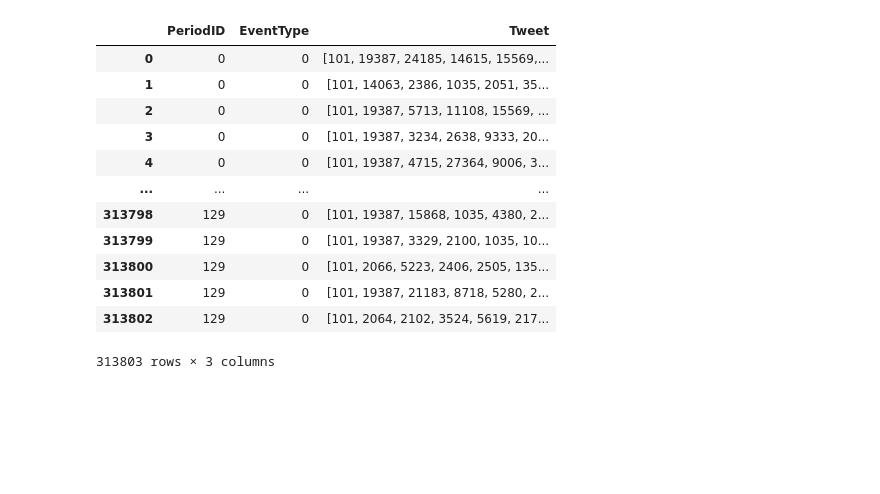
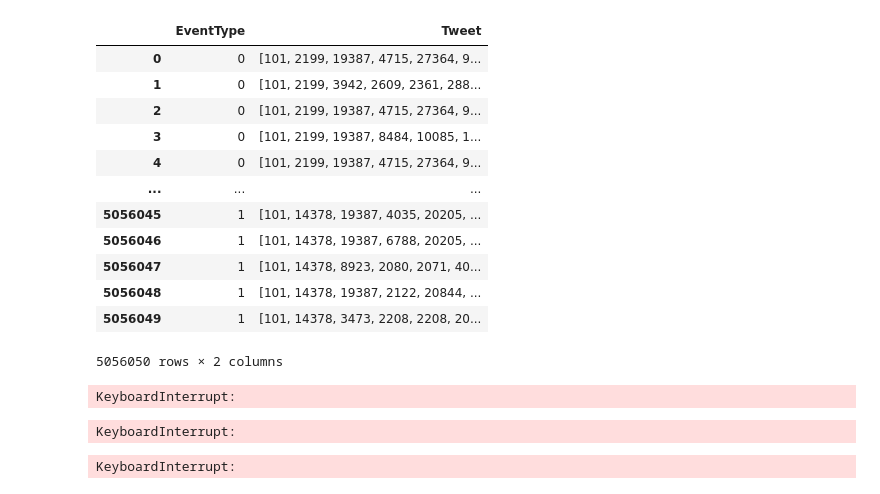
Before and after one commit to isaigordeev/sedt, a Jupyter notebook: DataPreprocessing/PreprocessData.ipynb, the cells around one changed output. Drawn from its saved outputs; the diff is of its cells as text; code cells hidden in the pictures; blank space fills up the shorter version.

```diff
--- a/DataPreprocessing/PreprocessData.ipynb
+++ b/DataPreprocessing/PreprocessData.ipynb
@@ -60,7 +63,7 @@ def format_number_to_string(number):
 
     return f"{number:03d}"
 # %%
-def process_csv(file_path, l, with_period_id):
+def process_csv(file_path, l, with_period_id, with_event_type):
     """
     Process a CSV file to extract and tokenize data.
 
@@ -79,7 +82,10 @@ def process_csv(file_path, l, with_period_id):
     df = pd.read_csv(file_path)
 
     # Extract required columns
-    df = df[['PeriodID', 'EventType', 'Tweet']]
+    if with_event_type:
+        df = df[['PeriodID', 'EventType', 'Tweet']]
+    else:
+        df = df[['PeriodID', 'Tweet']]
 
     if with_period_id:
       # Preprocess text and concatenate with formatted PeriodID
@@ -98,4 +104,9 @@ def process_csv(file_path, l, with_period_id):
 
     df['Tweet'] = df['Tweet'].apply(tokenize_tweet)
 
+    if with_event_type:
+        df = df[['EventType', 'Tweet']]
+    else:
+        df = df[['Tweet']]
+
     return df
@@ -133,16 +113,50 @@ df_without_period_id = process_csv(path, 128, False)
-# %%
-df_without_period_id
-# %% [output]
-|  | PeriodID | EventType | Tweet |
-| 0 | 0 | 0 | [101, 19387, 24185, 14615, 15569,... |
-| 1 | 0 | 0 | [101, 14063, 2386, 1035, 2051, 35... |
-| 2 | 0 | 0 | [101, 19387, 5713, 11108, 15569, ... |
-| 3 | 0 | 0 | [101, 19387, 3234, 2638, 9333, 20... |
-| 4 | 0 | 0 | [101, 19387, 4715, 27364, 9006, 3... |
-| ... | ... | ... | ... |
-| 313798 | 129 | 0 | [101, 19387, 15868, 1035, 4380, 2... |
-| 313799 | 129 | 0 | [101, 19387, 3329, 2100, 1035, 10... |
-| 313800 | 129 | 0 | [101, 2066, 5223, 2406, 2505, 135... |
-| 313801 | 129 | 0 | [101, 19387, 21183, 8718, 5280, 2... |
-| 313802 | 129 | 0 | [101, 2064, 2102, 3524, 5619, 217... |
-313803 rows × 3 columns
+# %%
+# Read all training files and concatenate them into one dataframe with Period Id in tweet tokens
+li = []
+for filename in os.listdir("../train_tweets"):
+    df_train_with_period_id = process_csv("../train_tweets/" + filename, 128, True, True)
+    li.append(df_train_with_period_id)
+df_train_with_period_id = pd.concat(li, ignore_index=True)
+# %%
+df_train_with_period_id
+# %% [output]
+|  | EventType | Tweet |
+| 0 | 0 | [101, 2199, 19387, 4715, 27364, 9... |
+| 1 | 0 | [101, 2199, 3942, 2609, 2361, 288... |
+| 2 | 0 | [101, 2199, 19387, 4715, 27364, 9... |
+| 3 | 0 | [101, 2199, 19387, 8484, 10085, 1... |
+| 4 | 0 | [101, 2199, 19387, 4715, 27364, 9... |
+| ... | ... | ... |
+| 5056045 | 1 | [101, 14378, 19387, 4035, 20205, ... |
+| 5056046 | 1 | [101, 14378, 19387, 6788, 20205, ... |
+| 5056047 | 1 | [101, 14378, 8923, 2080, 2071, 40... |
+| 5056048 | 1 | [101, 14378, 19387, 2122, 20844, ... |
+| 5056049 | 1 | [101, 14378, 3473, 2208, 2208, 20... |
+5056050 rows × 2 columns
+# %%
+# Read all training files and concatenate them into one dataframe without Period Id in tweet tokens
+li = []
+for filename in os.listdir("../train_tweets"):
+    df_train_without_period_id = process_csv("../train_tweets/" + filename, 128, False, True)
+    li.append(df_train_without_period_id)
+df_train_without_period_id = pd.concat(li, ignore_index=True)
+# %% [output]
+KeyboardInterrupt:
+# %%
+# Read all evaluation files and concatenate them into one dataframe with Period Id in tweet tokens
+li = []
+for filename in os.listdir("../eval_tweets"):
+    df_eval_with_period_id = process_csv("../eval_tweets/" + filename, 128, True, False)
+    li.append(df_eval_with_period_id)
+df_eval_with_period_id = pd.concat(li, ignore_index=True)
+# %% [output]
+KeyboardInterrupt:
+# %%
+# Read all evaluation files and concatenate them into one dataframe without Period Id in tweet tokens
+li = []
+for filename in os.listdir("../eval_tweets"):
+    df_eval_with_period_id = process_csv("../eval_tweets/" + filename, 128, False, False)
+    li.append(df_eval_with_period_id)
+df_eval_with_period_id = pd.concat(li, ignore_index=True)
+# %% [output]
+KeyboardInterrupt:
```
Also changed, not shown: parts of 5 cells of this notebook, 1 other file.
